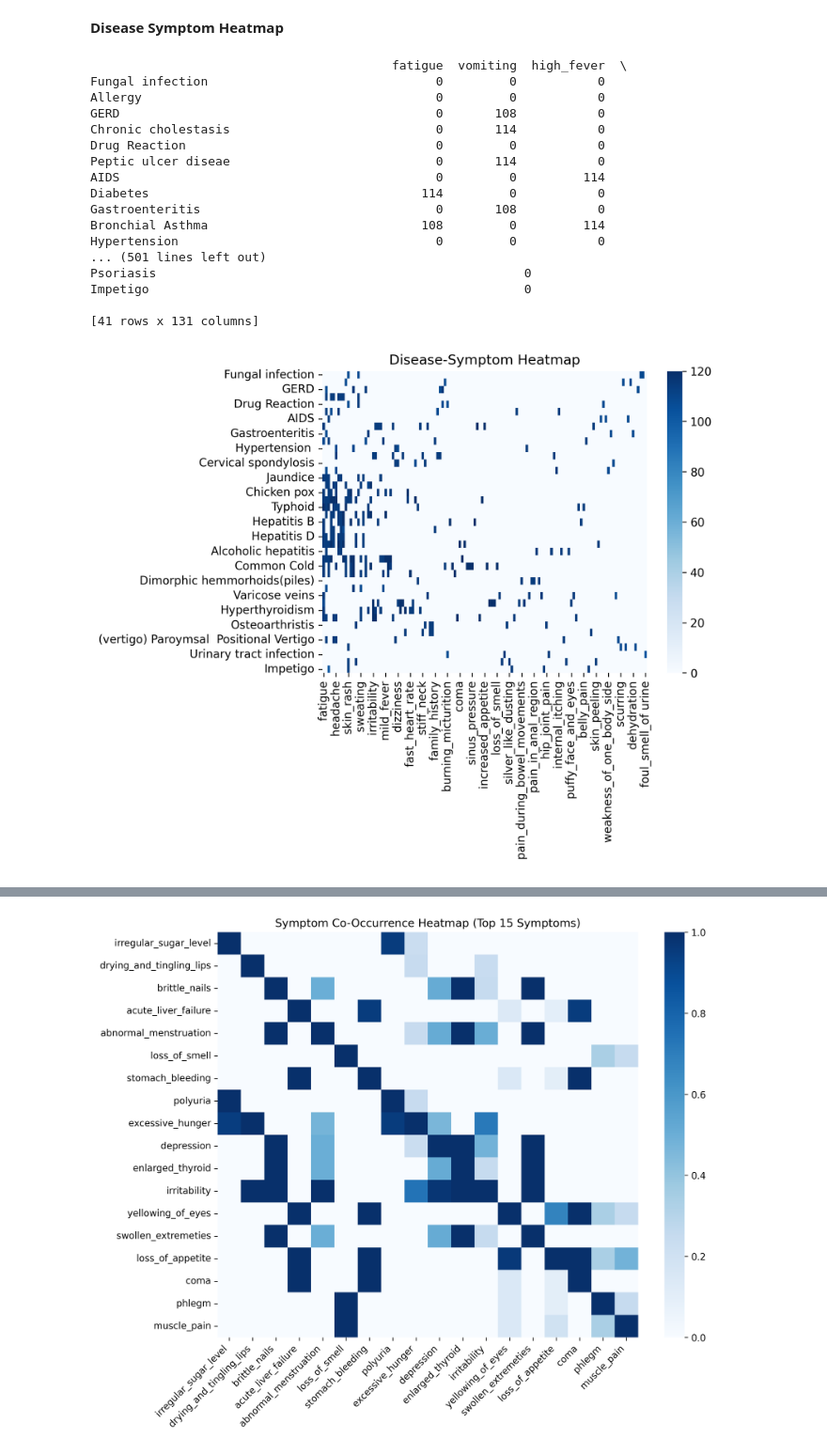
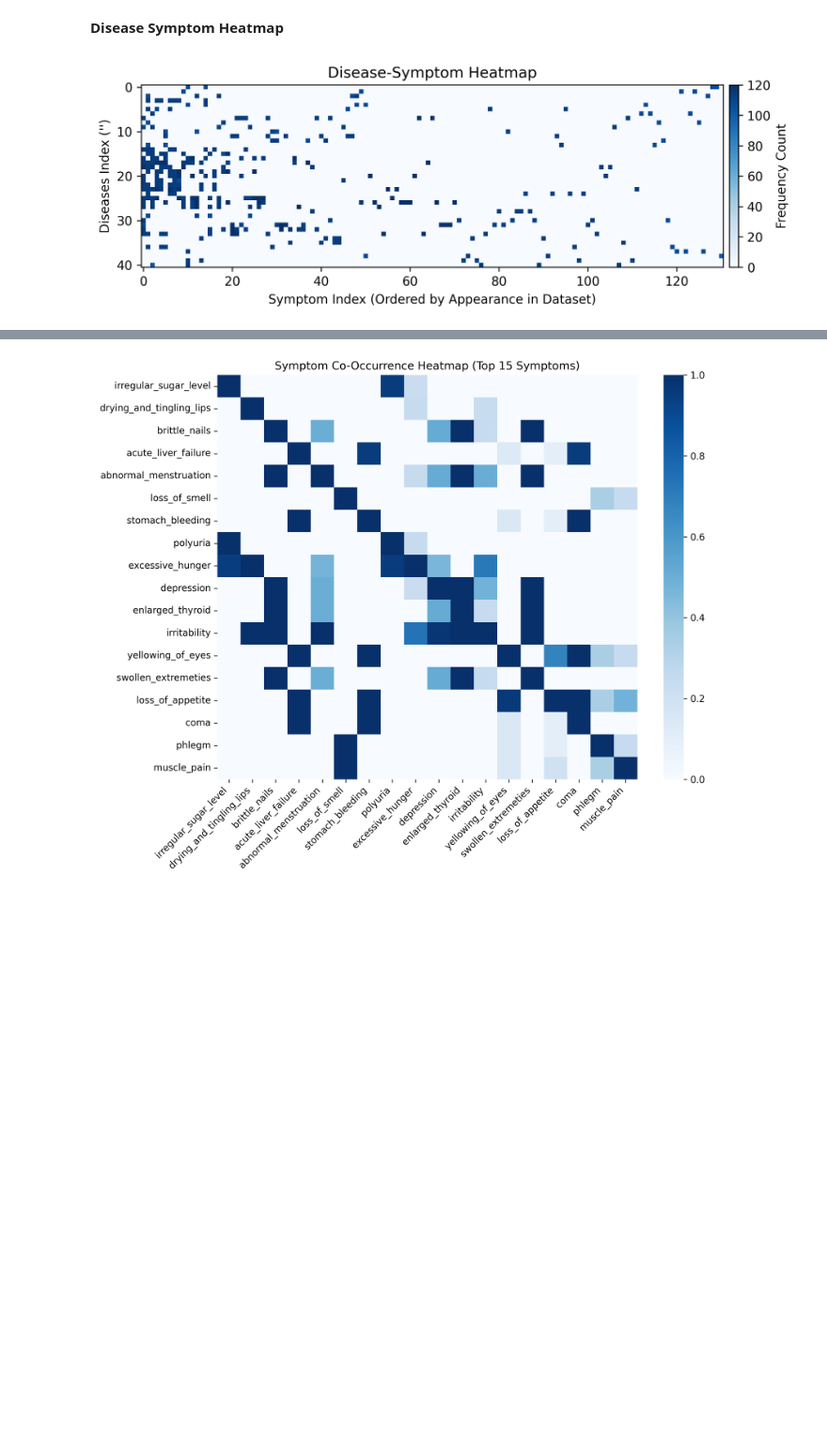
Before and after one commit to domipm/AML-Disease-Symptom, a Jupyter notebook: Visualizations.ipynb, the cells around one changed output, grey strips where cells are left out. Shown at 94% size. Drawn from its saved outputs; the diff is of its cells as text; code cells hidden in the pictures; blank space fills up the shorter version.

```diff
--- a/Visualizations.ipynb
+++ b/Visualizations.ipynb
@@ -236,50 +240,41 @@ Name: count, Length: 131, dtype: int64
 # %%
 # Convert unique symptoms names to numpy array (first 10)
 symptom_unique = symptom_arr.sort_values(ascending = False).index.to_numpy()
 # Convert unique disease names to numpy array (first 10)
 disease_unique = disease_arr.sort_values(ascending = False).index.to_numpy()
 
 # Create a one-hot encoded DataFrame where rows = diseases, columns = symptoms
 dissym_matrix = pd.DataFrame(0, index = disease_unique, columns = symptom_unique)
 
 # Fill the matrix with frequency counts
 for _, row in df_Data.iterrows():
     disease = row["Disease"]
     symptoms = row[1:].dropna().values  # Extract symptoms from the row
     dissym_matrix.loc[disease, symptoms] += 1
 
-print(dissym_matrix)
+# print(dissym_matrix)
 
+plt.figure(figsize=(8, 4))
 # Plot heatmap
-sb.heatmap(dissym_matrix, annot=False, cmap="Blues")
+# sb.heatmap(dissym_matrix, annot=False, cmap="Blues", xticklabels = range( 0, len(symptom_unique), 20) )
+plt.imshow(dissym_matrix, cmap = "Blues")
+# Axis labels
+plt.xlabel("Symptom Index (Ordered by Appearance in Dataset)")
+plt.ylabel("Diseases Index ('')")
+# Colorbar
+plt.colorbar(label="Frequency Count", fraction = 0.01525, pad = 0.01)
 # Set plot title
 plt.title("Disease-Symptom Heatmap")
 # Save plot
-plt.savefig("./Plots/heatmap.pdf")
+plt.tight_layout()
+plt.savefig("./Plots/Visualizations/heatmap.pdf")
 # Show plot
 plt.show()
 plt.close()
 
 # Only some rows/columns are shown, missing values?
 # %% [output]
-                                         fatigue  vomiting  high_fever  \
-Fungal infection                               0         0           0
-Allergy                                        0         0           0
-GERD                                           0       108           0
-Chronic cholestasis                            0       114           0
-Drug Reaction                                  0         0           0
-Peptic ulcer diseae                            0       114           0
-AIDS                                           0         0         114
-Diabetes                                     114         0           0
-Gastroenteritis                                0       108           0
-Bronchial Asthma                             108         0         114
-Hypertension                                   0         0           0
-... (501 lines left out)
-Psoriasis                                                  0
-Impetigo                                                   0
-
-[41 rows x 131 columns]
-[figure, old version]
+[figure, new version]
 # %%
 # Convert symptoms to binary format (1 if present, 0 if absent)
 symptom_matrix = pd.get_dummies(df_Data.iloc[:, 1:].stack()).groupby(level=0).sum()
```
Also changed, not shown: parts of 7 cells of this notebook, 8 other files.
